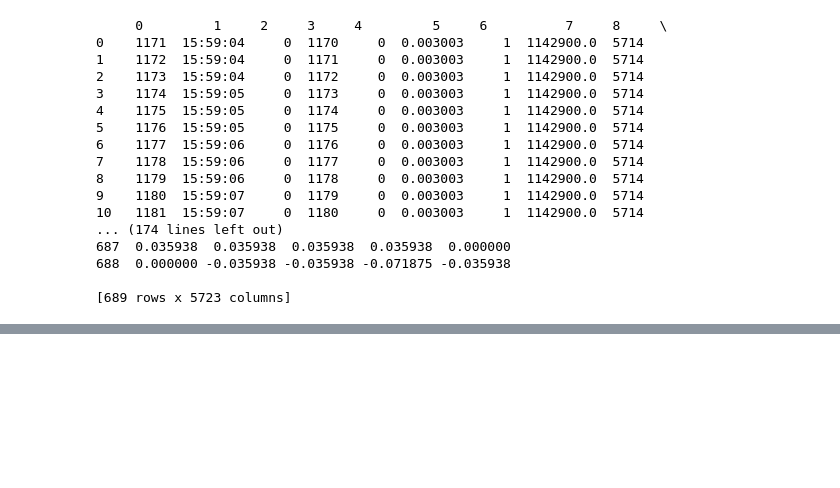
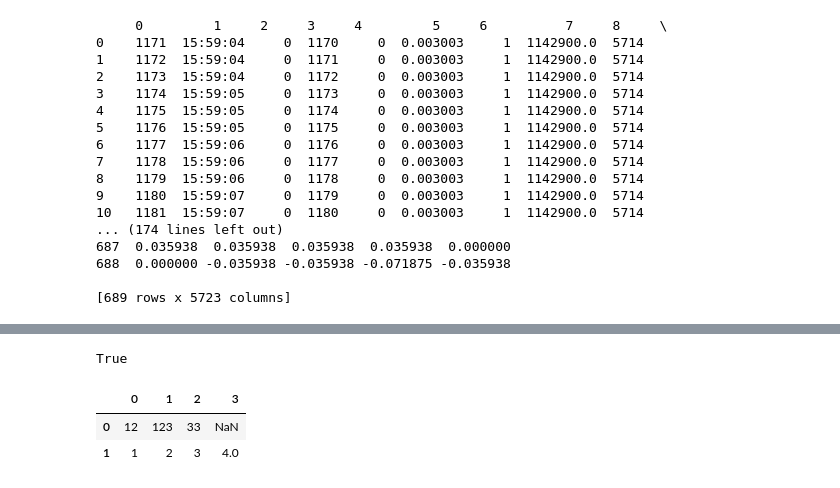
Before and after one commit to joshianuj/MachineLearningComparision, a Jupyter notebook: jupyter-notebook/Untitled3.ipynb, the cells around one changed output, grey strips where cells are left out. Cells and saved outputs as stored; diff of their text form; code cells hidden in the pictures; blank space fills up the shorter version.

```diff
--- a/jupyter-notebook/Untitled3.ipynb
+++ b/jupyter-notebook/Untitled3.ipynb
@@ -73,0 +96,16 @@ ax.plot(ff_data[0])
+# %%
+df["issue_dt"] = pd.to_datetime(df["issue_dt"])
+
+str(df.values[0][2].date()) == '2006-09-22'
+# %% [output]
+True
+# %%
+
+a = [[12,123,33],[1,2,3,4]]
+df = pd.DataFrame(a)
+# %%
+df
+# %% [output]
+|  | 0 | 1 | 2 | 3 |
+| 0 | 12 | 123 | 33 | NaN |
+| 1 | 1 | 2 | 3 | 4.0 |
```
Also changed, not shown: parts of 9 cells of this notebook, 8 other files.
